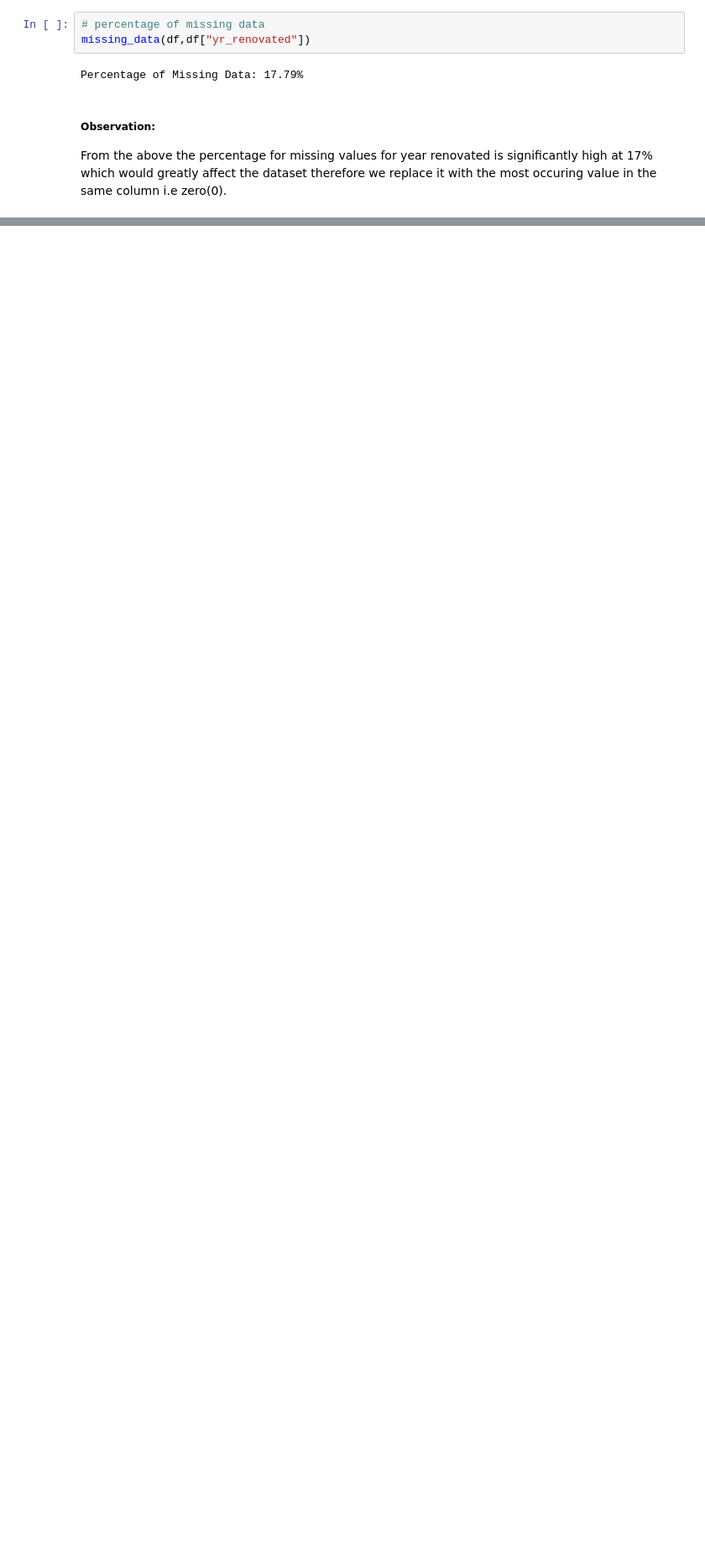
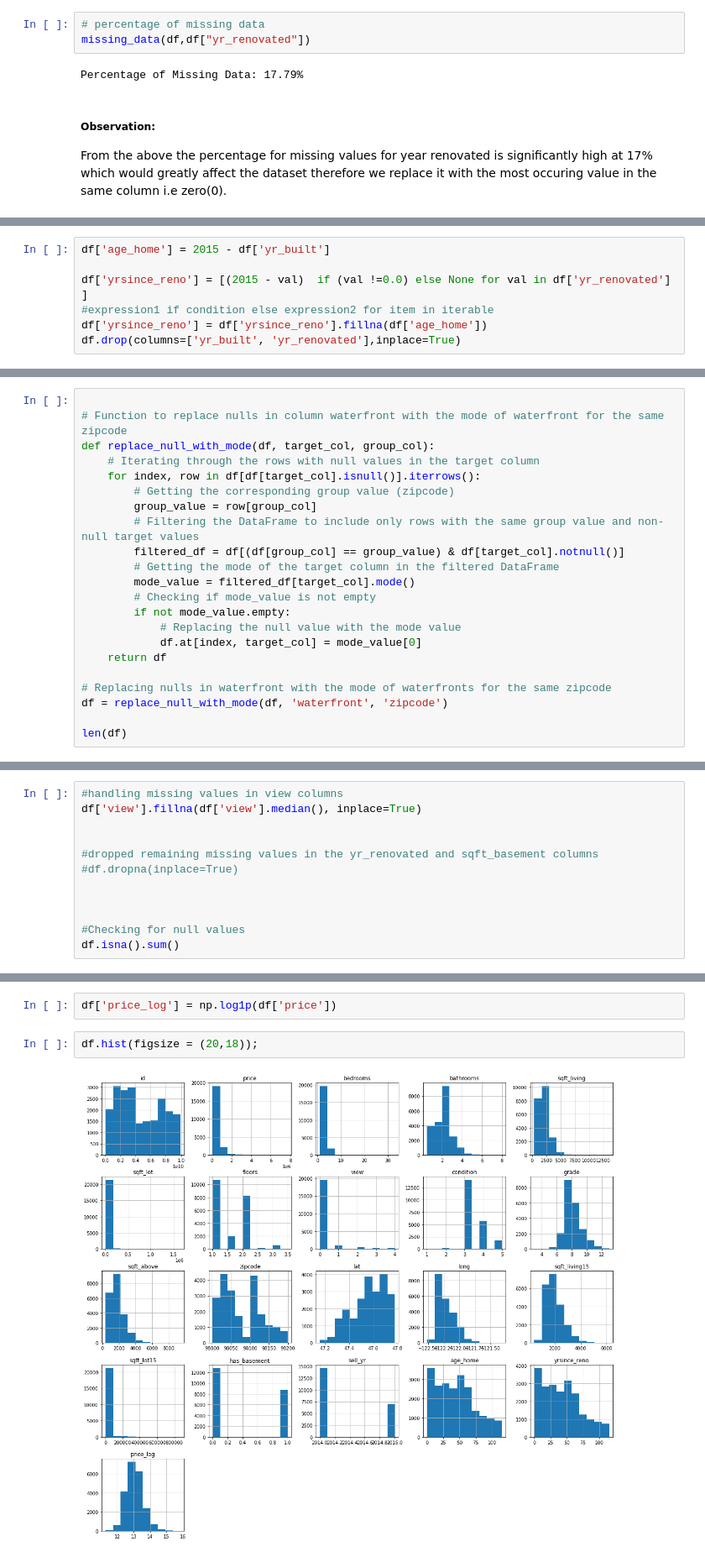
Before and after one commit to Bennie-Kibet/Phase-2-project, a Jupyter notebook: index.ipynb, the cells around one changed output, grey strips where cells are left out. Shown: that part at 84% size. Cells and saved outputs as stored; diff of their text form; blank space fills up the shorter version.

```diff
--- a/index.ipynb
+++ b/index.ipynb
@@ -190,0 +244,7 @@ From the above the percentage for missing values for year renovated is significa
+# %%
+df['age_home'] = 2015 - df['yr_built']
+
+df['yrsince_reno'] = [(2015 - val)  if (val !=0.0) else None for val in df['yr_renovated'] ]
+#expression1 if condition else expression2 for item in iterable
+df['yrsince_reno'] = df['yrsince_reno'].fillna(df['age_home'])
+df.drop(columns=['yr_built', 'yr_renovated'],inplace=True)
@@ -190,0 +259,22 @@ From the above the percentage for missing values for year renovated is significa
+# %%
+
+# Function to replace nulls in column waterfront with the mode of waterfront for the same zipcode
+def replace_null_with_mode(df, target_col, group_col):
+    # Iterating through the rows with null values in the target column
+    for index, row in df[df[target_col].isnull()].iterrows():
+        # Getting the corresponding group value (zipcode)
+        group_value = row[group_col]
+        # Filtering the DataFrame to include only rows with the same group value and non-null target values
+        filtered_df = df[(df[group_col] == group_value) & df[target_col].notnull()]
+        # Getting the mode of the target column in the filtered DataFrame
+        mode_value = filtered_df[target_col].mode()
+        # Checking if mode_value is not empty
+        if not mode_value.empty:
+            # Replacing the null value with the mode value
+            df.at[index, target_col] = mode_value[0]
+    return df
+
+# Replacing nulls in waterfront with the mode of waterfronts for the same zipcode
+df = replace_null_with_mode(df, 'waterfront', 'zipcode')
+
+len(df)
@@ -190,0 +326,12 @@ From the above the percentage for missing values for year renovated is significa
+# %%
+#handling missing values in view columns
+df['view'].fillna(df['view'].median(), inplace=True)
+
+
+#dropped remaining missing values in the yr_renovated and sqft_basement columns
+#df.dropna(inplace=True)
+
+
+
+#Checking for null values
+df.isna().sum()
@@ -190,0 +419,6 @@ From the above the percentage for missing values for year renovated is significa
+# %%
+df['price_log'] = np.log1p(df['price'])
+# %%
+df.hist(figsize = (20,18));
+# %% [output]
+[figure, added]
```
Also changed, not shown: parts of 36 cells of this notebook.
